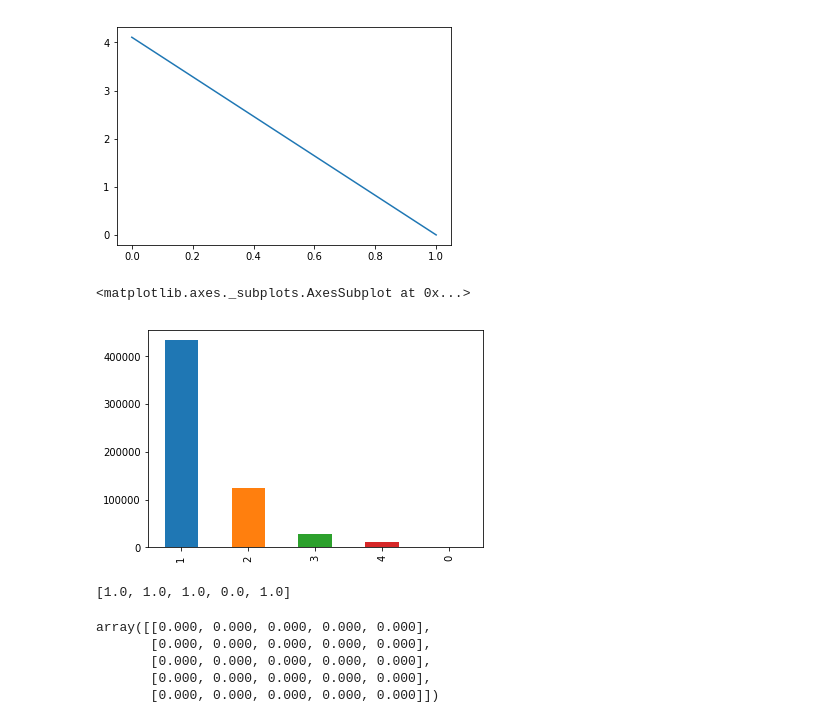
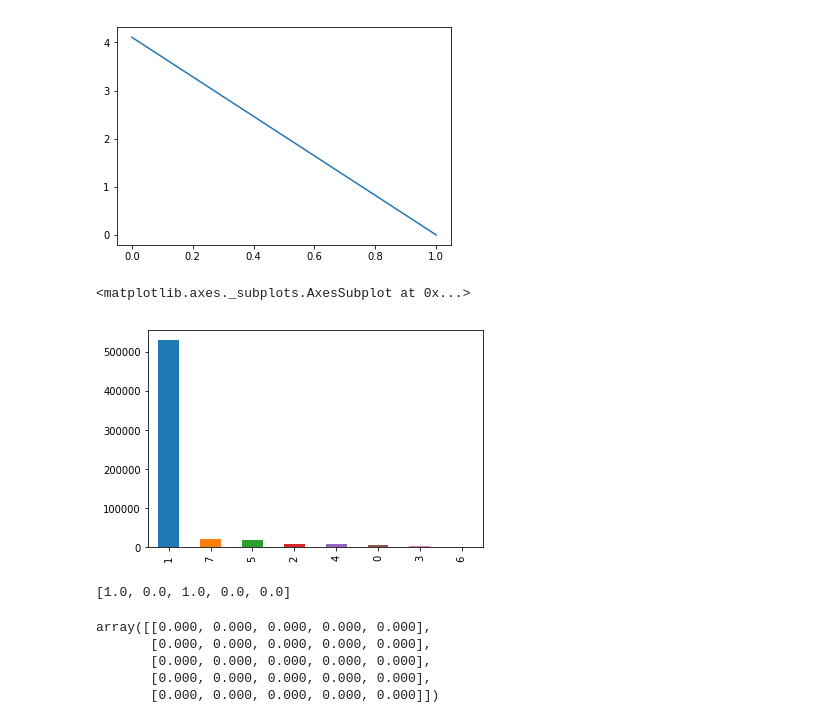
Before and after one commit to nidabp/MachineLearning, a Jupyter notebook: QuarticTest.ipynb, the cells around one changed output. Saved outputs shown, nothing was run; the diff lists cells and outputs as text; code cells hidden in the pictures.

```diff
--- a/QuarticTest.ipynb
+++ b/QuarticTest.ipynb
@@ -191,22 +189,19 @@ def GetPCA(df,var):
 def GetTrainData(df_raw):
 
     median_dict = {}
-
     df = df_raw.copy()
-    y = df['target'].values
-    df.drop(['target'],axis=1,inplace=True)
-    df.head().T
-
     df,median_dict = preprocesstrain(df)
-
     df = numericalize(df)
 
-    return df,y,median_dict
+    return df,median_dict
 
-def GetTrainValid(df,y,n_valid):
+def GetTrainValid(df,depend_col,n_valid):
 
-    n_train = len(df) - n_valid
-    X_train, X_valid = split_vals(df,n_train)
+    df_new = df.copy()
+    y = df_new[depend_col].values
+    df_new.drop([depend_col],axis=1,inplace=True)
+    n_train = len(df_new) - n_valid
+    X_train, X_valid = split_vals(df_new,n_train)
     y_train, y_valid = split_vals(y,n_train)
 
     return X_train,y_train,X_valid,y_valid
@@ -217,15 +212,13 @@ def ReadyTestData(df_test,median_dict) :
 
     df = df_test.copy()
     ids = df['id'].values
-    #df.drop(['id'],axis=1,inplace=True)
-
     df = preprocesstest(df,median_dict)
-
     df = numericalize(df)
 
     return df,ids
 # %%
 mediandict = {}
-df,y,mediandict = GetTrainData(df_train)
+depend_col = 'target'
+df_trn,mediandict = GetTrainData(df_train)
 X_test,ids = ReadyTestData(df_test,mediandict)
-df,X_test = OneHotEncode(df,X_test,7)
+df_trn,X_test = OneHotEncode(df_trn,X_test,depend_col,7)
@@ -289,18 +258,18 @@ plt.plot(h, pdf)
 [<matplotlib.lines.Line2D at 0x...>]
 [figure]
 # %%
-h = df.iloc[:,43]
+h = df_trn.iloc[:,43]
 h.value_counts().plot(kind='bar')
 # %% [output]
 <matplotlib.axes._subplots.AxesSubplot at 0x...>
-[figure, old version]
+[figure, new version]
 # %%
 chitestmat = list()
 for i in range(42,47) :
-    ind_chi_test = chisquare(df.iloc[:,i])
+    ind_chi_test = chisquare(df_trn.iloc[:,i])
     chitestmat.append(ind_chi_test[1])
 np.set_printoptions(formatter={'float': lambda x: "{0:0.3f}".format(x)})
 display_all(chitestmat)
 # %% [output]
-[1.0, 1.0, 1.0, 0.0, 1.0]
+[1.0, 0.0, 1.0, 0.0, 0.0]
 # %%
```
Also changed, not shown: parts of 16 cells of this notebook, 2 other files.
